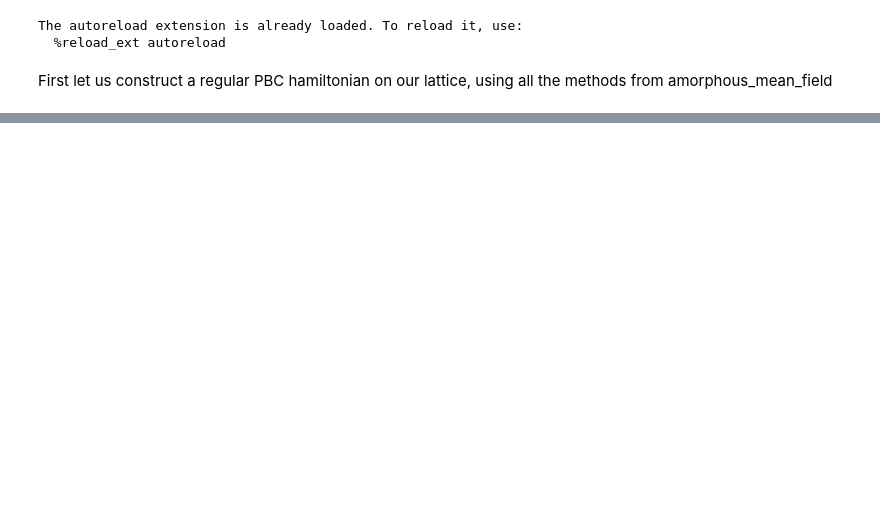
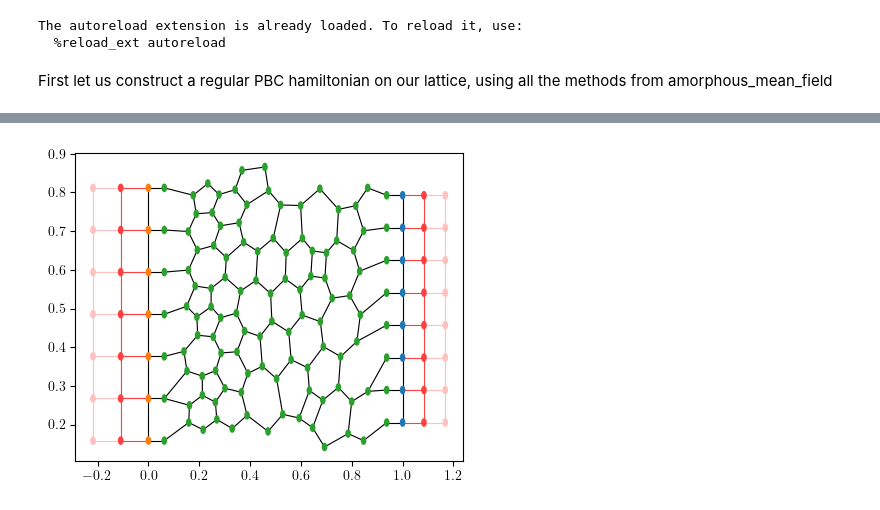
Before and after one commit to dpreuo/alter_morph, a Jupyter notebook: attaching_leads_v2.ipynb, the cells around one changed output, grey strips where cells are left out. Cells and saved outputs as stored; diff of their text form; code cells hidden in the pictures; blank space fills up the shorter version.

Commit message:
got lead adding code wrapped and sorted

```diff
--- a/attaching_leads_v2.ipynb
+++ b/attaching_leads_v2.ipynb
@@ -99,0 +94,21 @@ Lattice(400 vertices, 583 edges)
+# %%
+from alter_morph.kwant_utilities import (
+    crack_hamiltonian_for_contacts_kwant,
+    attach_leads_to_cracked,
+)
+
+n_orbitals = 4
+lead_onsite = np.eye(n_orbitals)
+lead_coupling = np.eye(n_orbitals)
+
+contact_lattice, k_lattice, k_system, contact_vertices = (
+    crack_hamiltonian_for_contacts_kwant(lattice, hamiltonian)
+)
+kwant_system_with_leads, left_lead, right_lead = attach_leads_to_cracked(
+    contact_lattice, k_lattice, k_system, contact_vertices, lead_onsite, lead_coupling
+)
+# %%
+fig, ax = plt.subplots(1, 1, figsize=(5, 4))
+kwant.plot(k_system, ax=ax)
+# %% [output]
+[figure, added]
```
Also changed, not shown: parts of 4 cells of this notebook, 6 other files.
